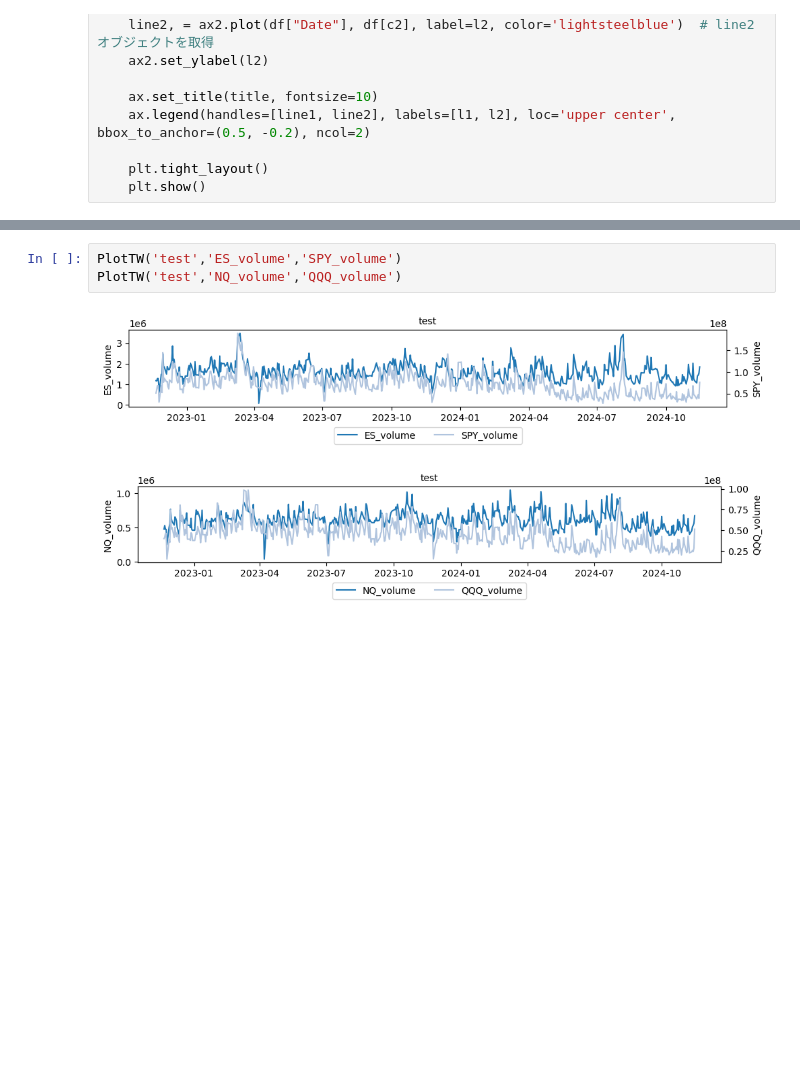
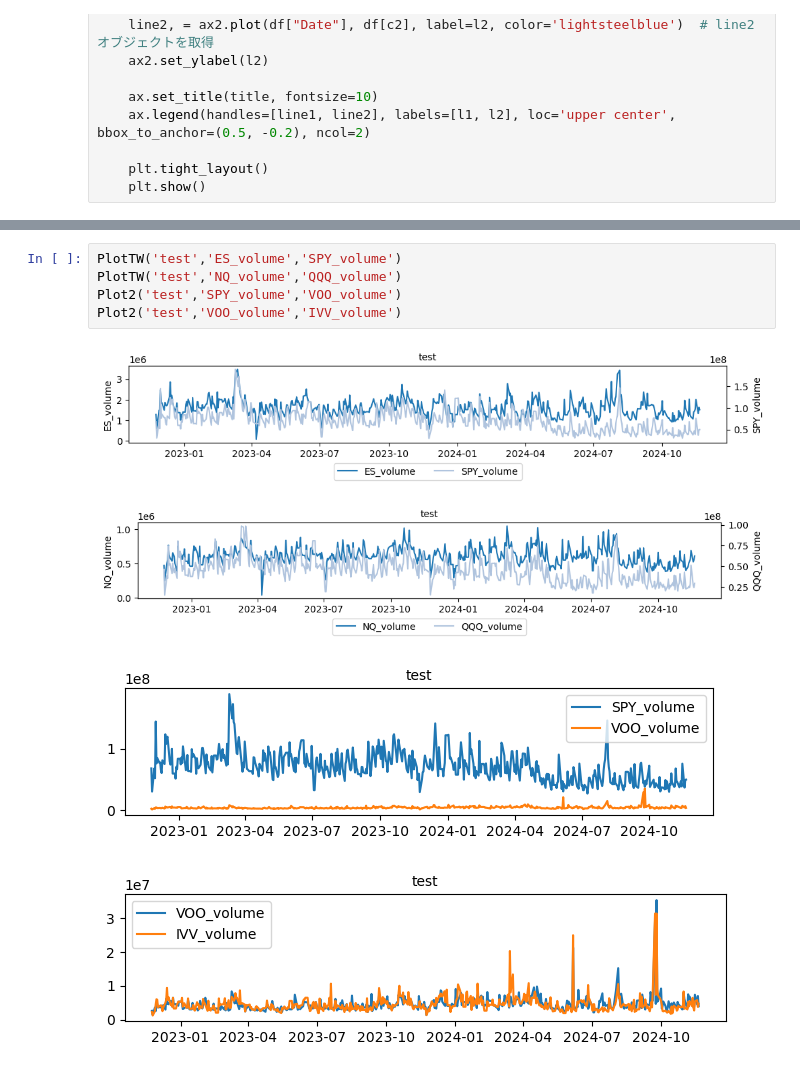
Before and after one commit to ken-100/Investment_Python, a Jupyter notebook: BBG/Volume.ipynb, the cells around one changed output, grey strips where cells are left out. Drawn from its saved outputs; the diff is of its cells as text; blank space fills up the shorter version.

```diff
--- a/BBG/Volume.ipynb
+++ b/BBG/Volume.ipynb
@@ -97,9 +106,13 @@ df.head()
 # %%
 PlotTW('test','ES_volume','SPY_volume')
 PlotTW('test','NQ_volume','QQQ_volume')
+Plot2('test','SPY_volume','VOO_volume')
+Plot2('test','VOO_volume','IVV_volume')
 # %% [output]
-[figure, old version]
+[figure, new version]
-[figure, old version]
+[figure, new version]
+[figure, added]
+[figure, added]
 # %%
 for i in L:
     Plot(i+"_Volume",i+"_volume")
```
Also changed, not shown: parts of 2 cells of this notebook.
